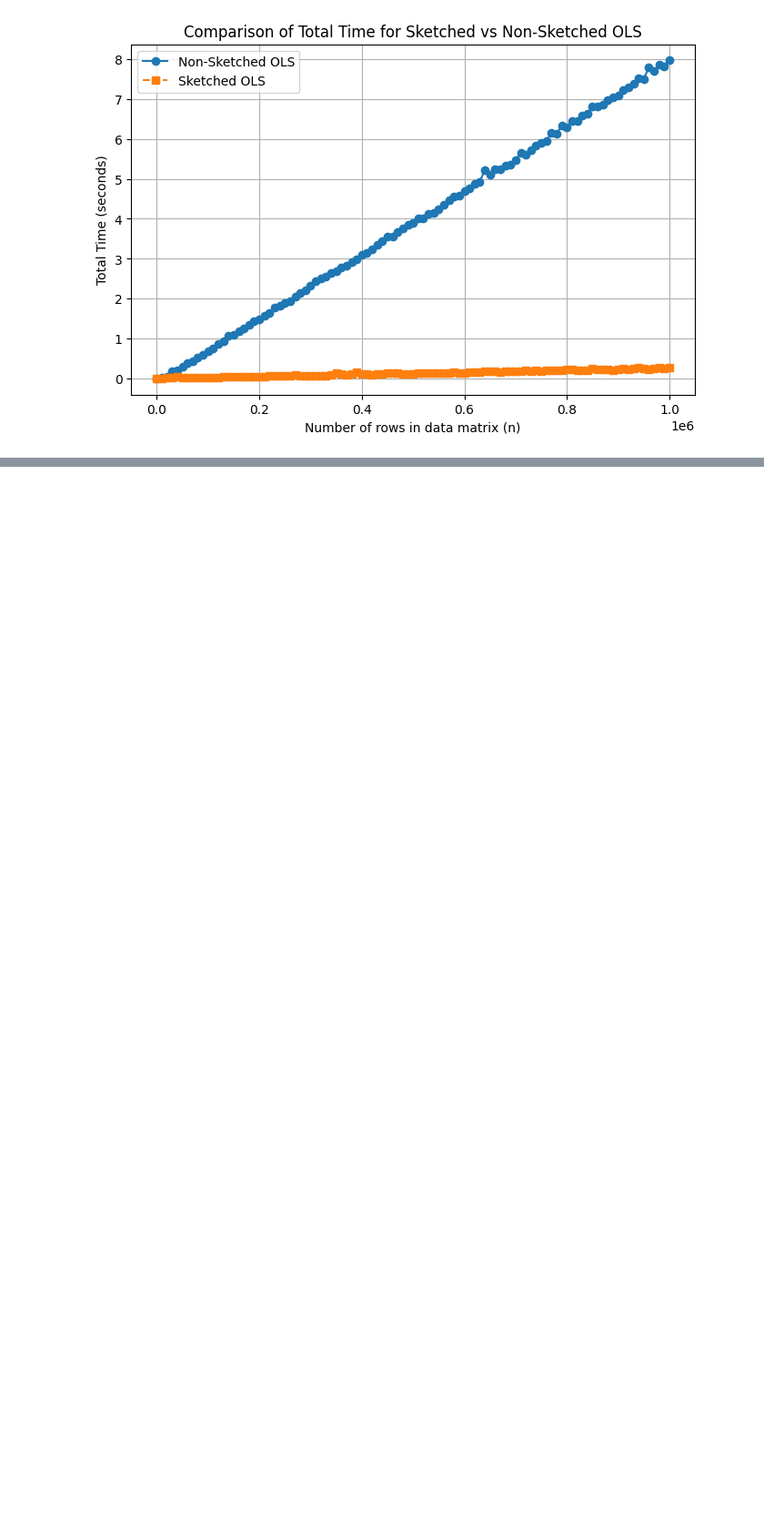
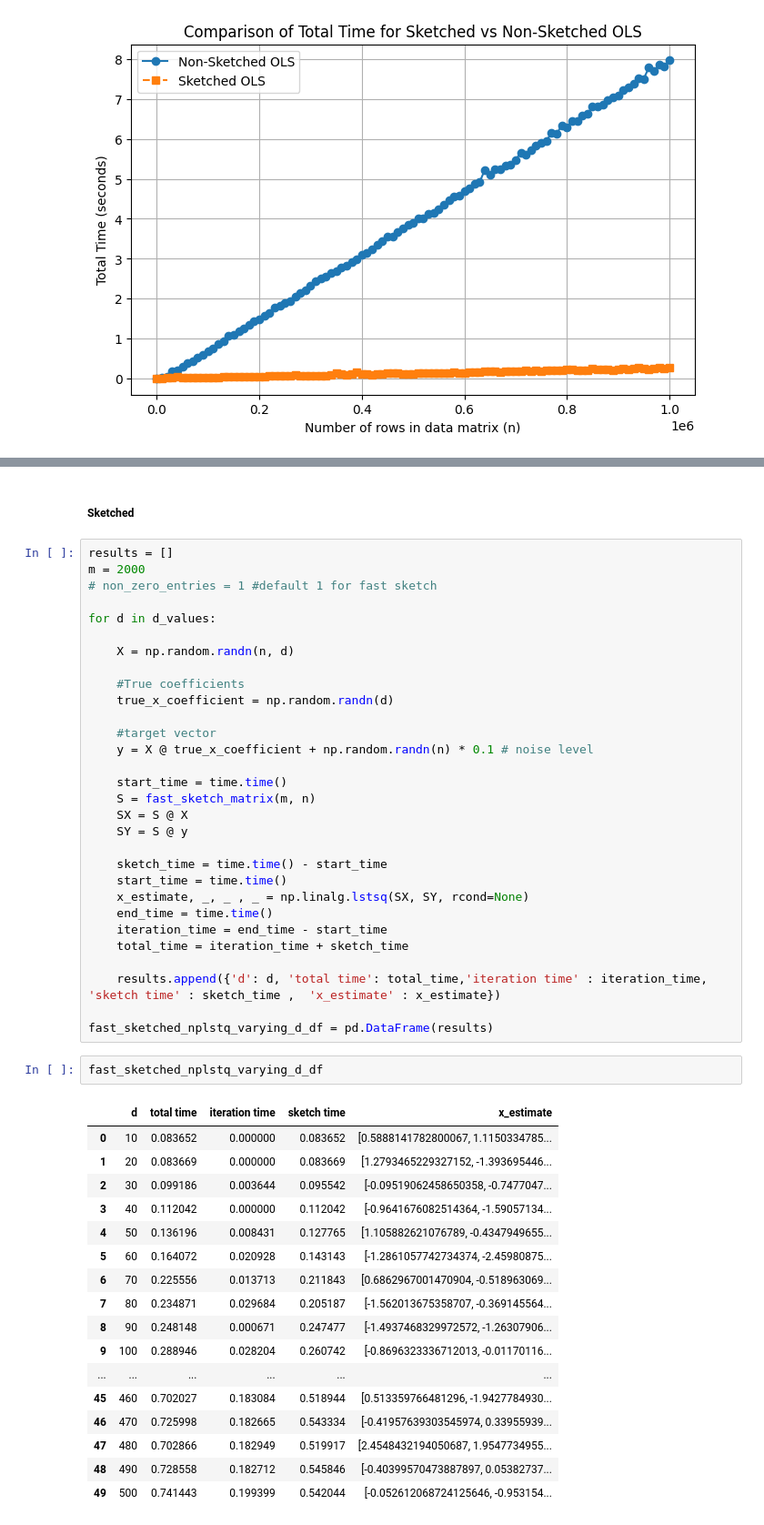
Before and after one commit to LakBoonJun1/DSA4288, a Jupyter notebook: Notebook/OLS.ipynb, the cells around one changed output, grey strips where cells are left out. Shown at 91% size. Cells and saved outputs as stored; diff of their text form; blank space fills up the shorter version.

```diff
--- a/Notebook/OLS.ipynb
+++ b/Notebook/OLS.ipynb
@@ -1411,0 +1475,52 @@ plt.show()
+# %% [markdown]
+##### Sketched
+# %%
+results = []
+m = 2000
+# non_zero_entries = 1 #default 1 for fast sketch
+
+for d in d_values:
+
+    X = np.random.randn(n, d)
+
+    #True coefficients
+    true_x_coefficient = np.random.randn(d)
+
+    #target vector
+    y = X @ true_x_coefficient + np.random.randn(n) * 0.1 # noise level
+
+    start_time = time.time()
+    S = fast_sketch_matrix(m, n)
+    SX = S @ X
+    SY = S @ y
+
+    sketch_time = time.time() - start_time
+    start_time = time.time()
+    x_estimate, _, _ , _ = np.linalg.lstsq(SX, SY, rcond=None)
+    end_time = time.time()
+    iteration_time = end_time - start_time
+    total_time = iteration_time + sketch_time
+
+    results.append({'d': d, 'total time': total_time,'iteration time' : iteration_time, 'sketch time' : sketch_time ,  'x_estimate' : x_estimate})
+
+fast_sketched_nplstq_varying_d_df = pd.DataFrame(results)
+# %%
+fast_sketched_nplstq_varying_d_df
+# %% [output]
+|  | d | total time | iteration time | sketch time | x_estimate |
+| 0 | 10 | 0.083652 | 0.000000 | 0.083652 | [0.5888141782800067, 1.1150334785... |
+| 1 | 20 | 0.083669 | 0.000000 | 0.083669 | [1.2793465229327152, -1.393695446... |
+| 2 | 30 | 0.099186 | 0.003644 | 0.095542 | [-0.09519062458650358, -0.7477047... |
+| 3 | 40 | 0.112042 | 0.000000 | 0.112042 | [-0.9641676082514364, -1.59057134... |
+| 4 | 50 | 0.136196 | 0.008431 | 0.127765 | [1.105882621076789, -0.4347949655... |
+| 5 | 60 | 0.164072 | 0.020928 | 0.143143 | [-1.2861057742734374, -2.45980875... |
+| 6 | 70 | 0.225556 | 0.013713 | 0.211843 | [0.6862967001470904, -0.518963069... |
+| 7 | 80 | 0.234871 | 0.029684 | 0.205187 | [-1.562013675358707, -0.369145564... |
+| 8 | 90 | 0.248148 | 0.000671 | 0.247477 | [-1.4937468329972572, -1.26307906... |
+| 9 | 100 | 0.288946 | 0.028204 | 0.260742 | [-0.8696323336712013, -0.01170116... |
+| ... | ... | ... | ... | ... | ... |
+| 45 | 460 | 0.702027 | 0.183084 | 0.518944 | [0.513359766481296, -1.9427784930... |
+| 46 | 470 | 0.725998 | 0.182665 | 0.543334 | [-0.41957639303545974, 0.33955939... |
+| 47 | 480 | 0.702866 | 0.182949 | 0.519917 | [2.4548432194050687, 1.9547734955... |
+| 48 | 490 | 0.728558 | 0.182712 | 0.545846 | [-0.40399570473887897, 0.05382737... |
+| 49 | 500 | 0.741443 | 0.199399 | 0.542044 | [-0.052612068724125646, -0.953154... |
```
Also changed, not shown: parts of 13 cells of this notebook.
